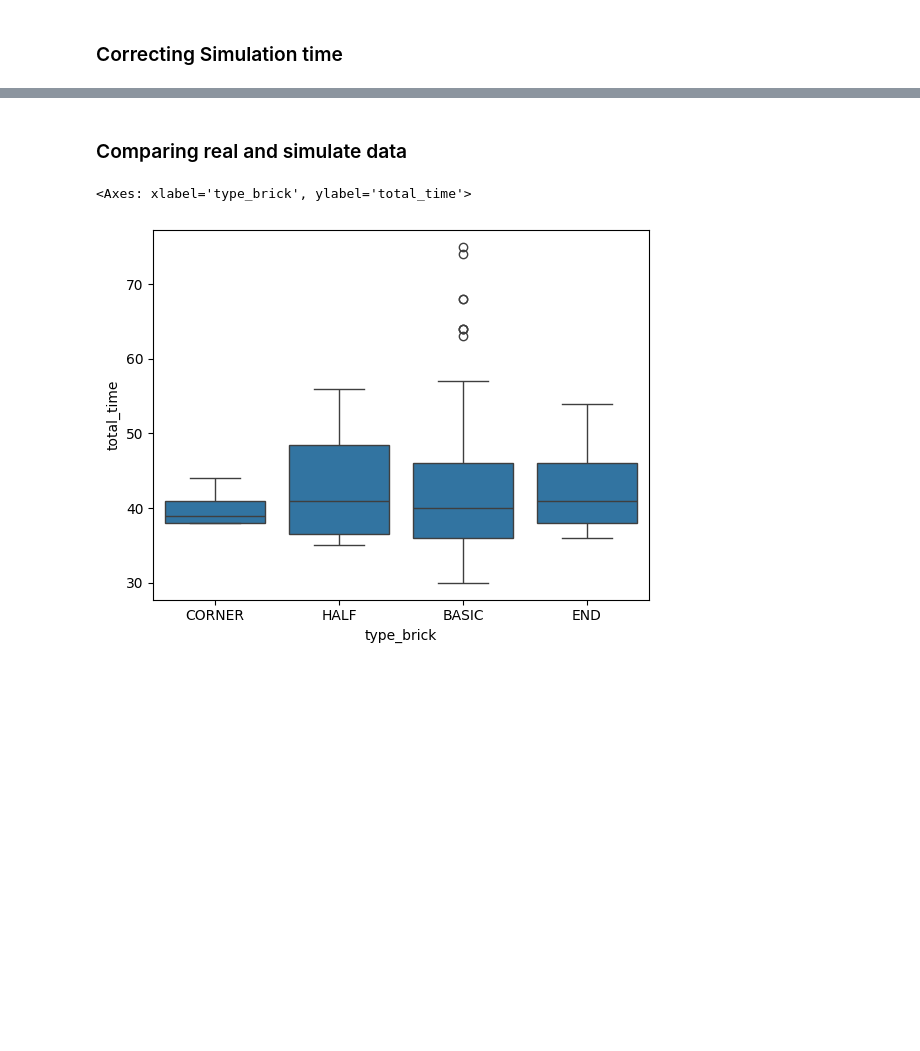
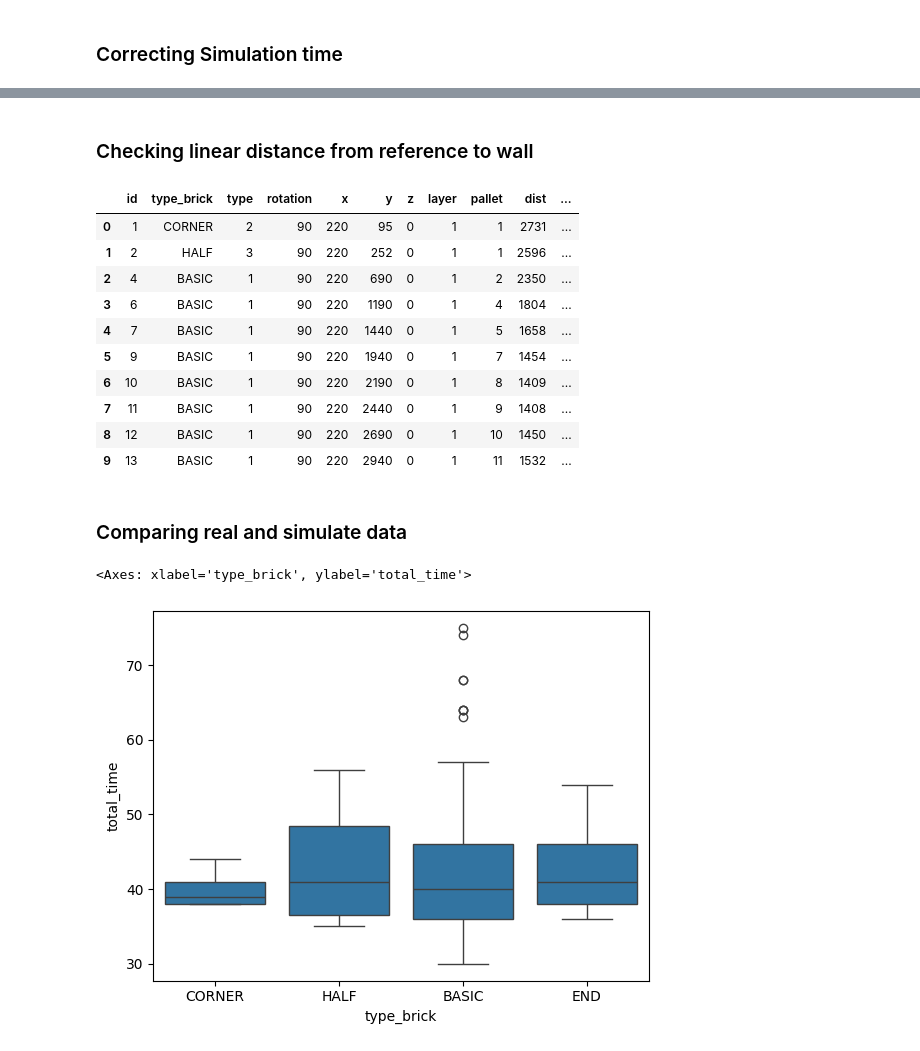
Before and after one commit to UsmanovSla/MGD-RSS, a Jupyter notebook: model/02_DetermModel/DM_02_Model_Parameters.ipynb, the cells around one changed output, grey strips where cells are left out. Cells and saved outputs as stored; diff of their text form; code cells hidden in the pictures; blank space fills up the shorter version.

```diff
--- a/model/02_DetermModel/DM_02_Model_Parameters.ipynb
+++ b/model/02_DetermModel/DM_02_Model_Parameters.ipynb
@@ -109,3 +109,21 @@ df.head()
+# %% [markdown]
+### Checking linear distance from reference to wall
+# %%
+# coordinates of reference point
+df['dist_linear'] = ((df['x'] - refer_x)**2 + (df['y'] - refer_y)**2 + ((df['z']+250) - refer_z)**2)**(1/2)
+df.head(10)
+# %% [output]
+|  | id | type_brick | type | rotation | x | y | z | layer | pallet | dist | ... |
+| 0 | 1 | CORNER | 2 | 90 | 220 | 95 | 0 | 1 | 1 | 2731 | ... |
+| 1 | 2 | HALF | 3 | 90 | 220 | 252 | 0 | 1 | 1 | 2596 | ... |
+| 2 | 4 | BASIC | 1 | 90 | 220 | 690 | 0 | 1 | 2 | 2350 | ... |
+| 3 | 6 | BASIC | 1 | 90 | 220 | 1190 | 0 | 1 | 4 | 1804 | ... |
+| 4 | 7 | BASIC | 1 | 90 | 220 | 1440 | 0 | 1 | 5 | 1658 | ... |
+| 5 | 9 | BASIC | 1 | 90 | 220 | 1940 | 0 | 1 | 7 | 1454 | ... |
+| 6 | 10 | BASIC | 1 | 90 | 220 | 2190 | 0 | 1 | 8 | 1409 | ... |
+| 7 | 11 | BASIC | 1 | 90 | 220 | 2440 | 0 | 1 | 9 | 1408 | ... |
+| 8 | 12 | BASIC | 1 | 90 | 220 | 2690 | 0 | 1 | 10 | 1450 | ... |
+| 9 | 13 | BASIC | 1 | 90 | 220 | 2940 | 0 | 1 | 11 | 1532 | ... |
 # %% [markdown]
 ### Comparing real and simulate data
 # %%
```
Also changed, not shown: parts of 20 cells of this notebook, 26 other files.
